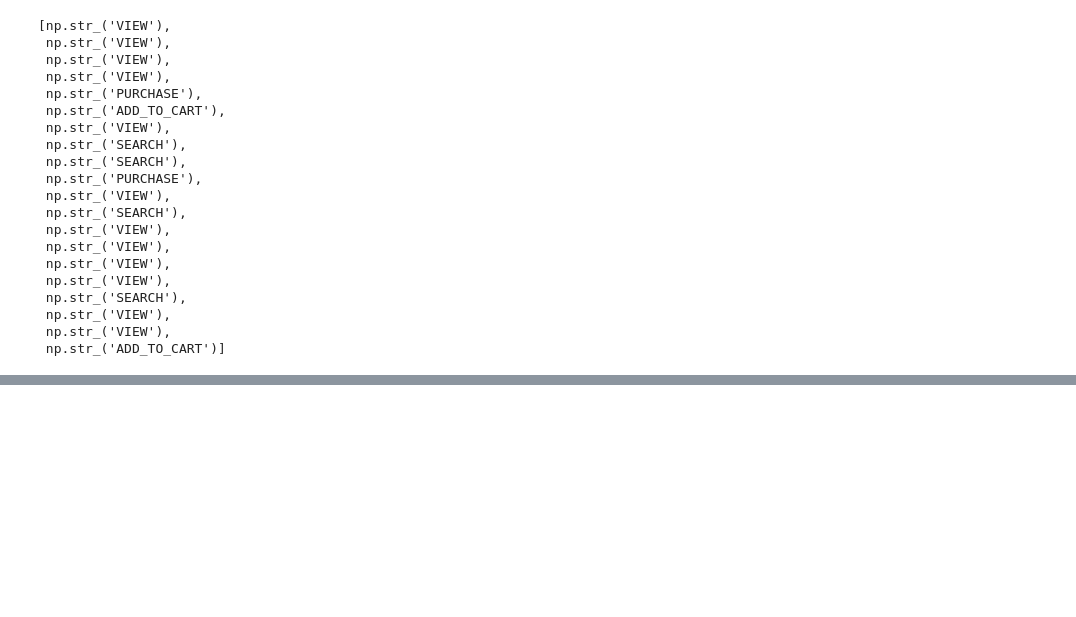
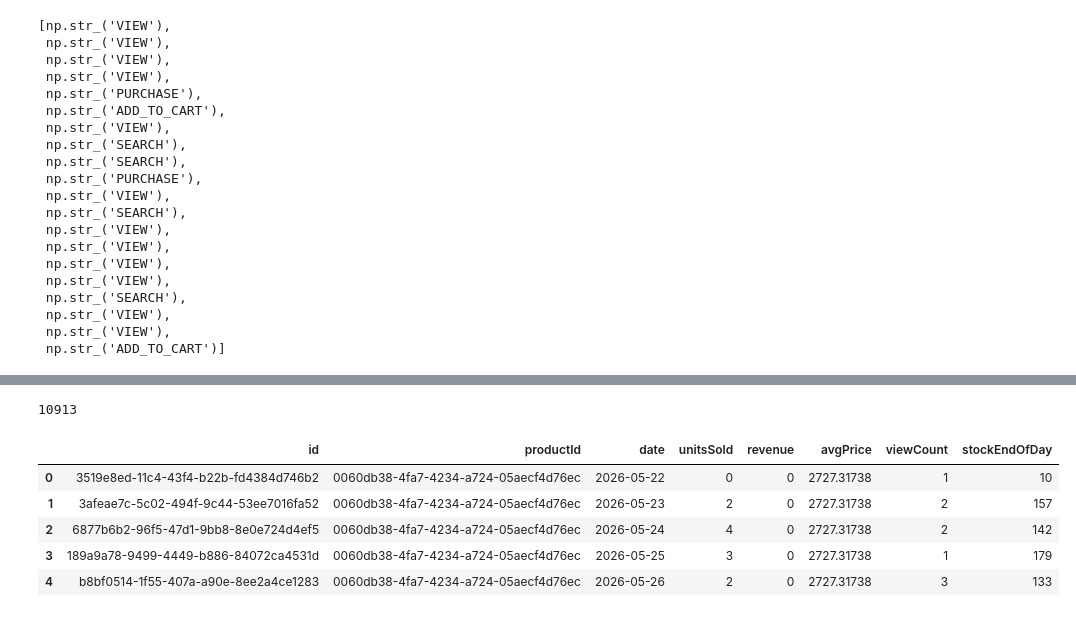
Before and after one commit to abdallahh07/tijara, a Jupyter notebook: notebooks/1.data.ipynb, the cells around one changed output, grey strips where cells are left out. Cells and saved outputs as stored; diff of their text form; code cells hidden in the pictures; blank space fills up the shorter version.

```diff
--- a/notebooks/1.data.ipynb
+++ b/notebooks/1.data.ipynb
@@ -342,0 +398,41 @@ userevent_df
+# %%
+# Price lookup (needed before DailyProductMetrics)
+product_price_lookup = {}
+for p in products:
+    product_price_lookup[p["id"]] = p["basePrice"]
+
+# Build DailyProductMetrics from UserEvent view data
+user_event_df = pd.DataFrame(user_events)
+user_event_df['date'] = pd.to_datetime(user_event_df['createdAt'])
+
+view_counts = (
+    user_event_df[user_event_df['eventType'] == 'VIEW']
+    .groupby(['productId', 'date'])
+    .size()
+    .reset_index(name='viewCount')
+)
+
+daily_metrics = []
+for _, row in view_counts.iterrows():
+    daily_metrics.append({
+        "id": str(uuid.uuid4()),
+        "productId": row["productId"],
+        "date": row["date"].date(),
+        "unitsSold": int(np.random.randint(0, 10)),
+        "revenue": 0,
+        "avgPrice": product_price_lookup.get(row["productId"], 0),
+        "viewCount": row["viewCount"],
+        "stockEndOfDay": int(np.random.randint(0, 200))
+    })
+
+daily_metrics_df = pd.DataFrame(daily_metrics)
+print(len(daily_metrics_df))
+daily_metrics_df.head()
+# %% [output]
+10913
+|  | id | productId | date | unitsSold | revenue | avgPrice | viewCount | stockEndOfDay |
+| 0 | 3519e8ed-11c4-43f4-b22b-fd4384d746b2 | 0060db38-4fa7-4234-a724-05aecf4d76ec | 2026-05-22 | 0 | 0 | 2727.31738 | 1 | 10 |
+| 1 | 3afeae7c-5c02-494f-9c44-53ee7016fa52 | 0060db38-4fa7-4234-a724-05aecf4d76ec | 2026-05-23 | 2 | 0 | 2727.31738 | 2 | 157 |
+| 2 | 6877b6b2-96f5-47d1-9bb8-8e0e724d4ef5 | 0060db38-4fa7-4234-a724-05aecf4d76ec | 2026-05-24 | 4 | 0 | 2727.31738 | 2 | 142 |
+| 3 | 189a9a78-9499-4449-b886-84072ca4531d | 0060db38-4fa7-4234-a724-05aecf4d76ec | 2026-05-25 | 3 | 0 | 2727.31738 | 1 | 179 |
+| 4 | b8bf0514-1f55-407a-a90e-8ee2a4ce1283 | 0060db38-4fa7-4234-a724-05aecf4d76ec | 2026-05-26 | 2 | 0 | 2727.31738 | 3 | 133 |
```
Also changed, not shown: parts of 7 cells of this notebook, 2 other files.
